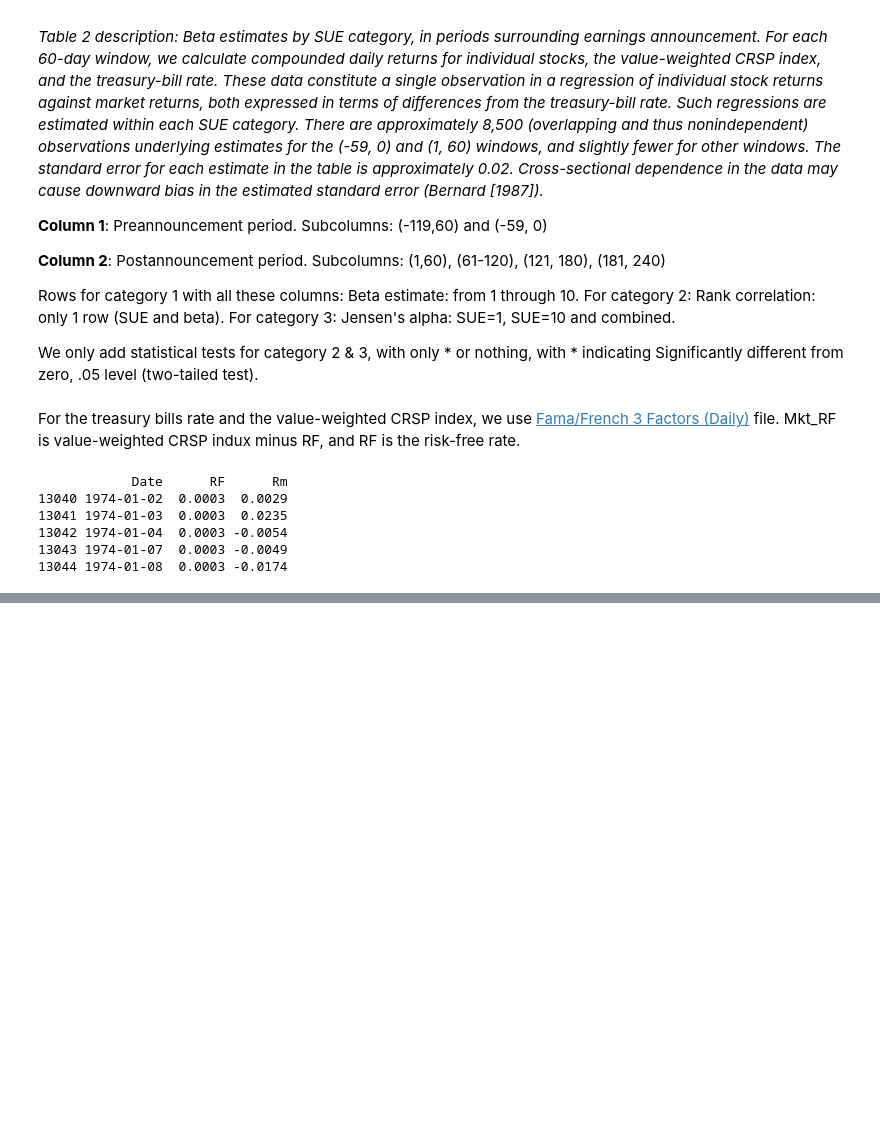
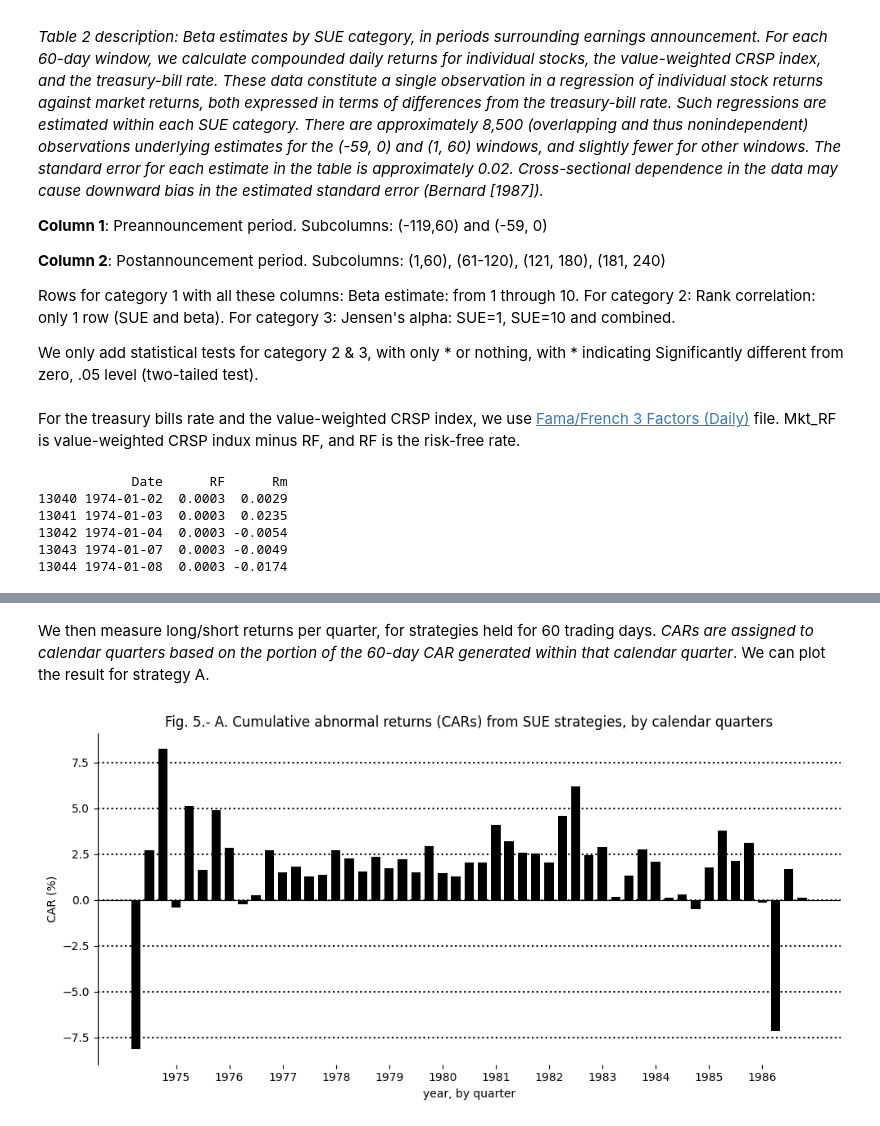
Before and after one commit to e1quem/PEADReplication, a Jupyter notebook: notebooks/3.empirical_results.ipynb, the cells around one changed output, grey strips where cells are left out. Saved outputs shown, nothing was run; the diff lists cells and outputs as text; code cells hidden in the pictures; blank space fills up the shorter version.

```diff
--- a/notebooks/3.empirical_results.ipynb
+++ b/notebooks/3.empirical_results.ipynb
@@ -590,0 +715,5 @@ print(ff.head())
+# %%
+sue = pd.read_csv('../data/SUE_Q1Q5_size.csv')
+sue['rdq'] = pd.to_datetime(sue['rdq'])
+sue_cont = pd.read_csv('../data/cont_SUE.csv')
+print(sue['SUE_quintile'].value_counts().sort_index())
@@ -590,0 +769,55 @@ print(ff.head())
+# %% [markdown]
+We then measure long/short returns per quarter, for strategies held for 60 trading days. *CARs are assigned to calendar quarters based on the portion of the 60-day CAR generated within that calendar quarter*. We can plot the result for strategy A.
+# %%
+# Quarters
+car_df['calendar_quarter'] = car_df['DlyCalDt'].dt.to_period('Q')
+
+# Partial CAR per quarter per event
+car_df['quarter_CAR'] = car_df.groupby(['gvkey', 'rdq', 'calendar_quarter'])['DlyAbnReturn'].cumsum()
+quarterly_car = car_df[car_df['rel_day'] == car_df.groupby(['gvkey', 'rdq', 'calendar_quarter'])['rel_day'].transform('max')].copy()
+
+# Long-short per quarter with partial CARs
+ls_by_quarter = []
+for q in sorted(quarterly_car['calendar_quarter'].unique()):
+    q_data = quarterly_car[quarterly_car['calendar_quarter'] == q]
+    long_q = q_data[q_data['SUE_quintile'] == 5.0]['quarter_CAR'].mean()
+    short_q = q_data[q_data['SUE_quintile'] == 1.0]['quarter_CAR'].mean()
+    ls_by_quarter.append({'quarter': str(q), 'return': long_q - short_q})
+
+ls_df = pd.DataFrame(ls_by_quarter)
+returns_pct = ls_df['return'] * 100
+
+
+# Plot
+
+fig, ax = plt.subplots(figsize=(10, 5))
+
+ax.bar(range(len(ls_df)), returns_pct, width=0.7, color='black')
+ax.axhline(y=0, color='black', linestyle='-', linewidth=0.8)
+
+ax.spines['top'].set_visible(False)
+ax.spines['right'].set_visible(False)
+ax.spines['bottom'].set_visible(False)
+
+ax.yaxis.grid(True, linestyle=':', linewidth=1.5, color='black')
+
+ax.set_xlabel('year, by quarter')
+ax.set_ylabel('CAR (%)')
+ax.set_title('Fig. 5.- A. Cumulative abnormal returns (CARs) from SUE strategies, by calendar quarters')
+
+year_quarters = ls_df['quarter'].tolist()
+tick_positions = []
+tick_labels = []
+
+for i, q in enumerate(year_quarters):
+    if q.endswith('Q1'):
+        tick_positions.append(i)
+        tick_labels.append(q[:4])
+
+ax.set_xticks(tick_positions)
+ax.set_xticklabels(tick_labels, fontsize=10)
+
+plt.tight_layout()
+plt.show()
+# %% [output]
+[figure, added]
```
Also changed, not shown: parts of 20 cells of this notebook, 4 other files.
